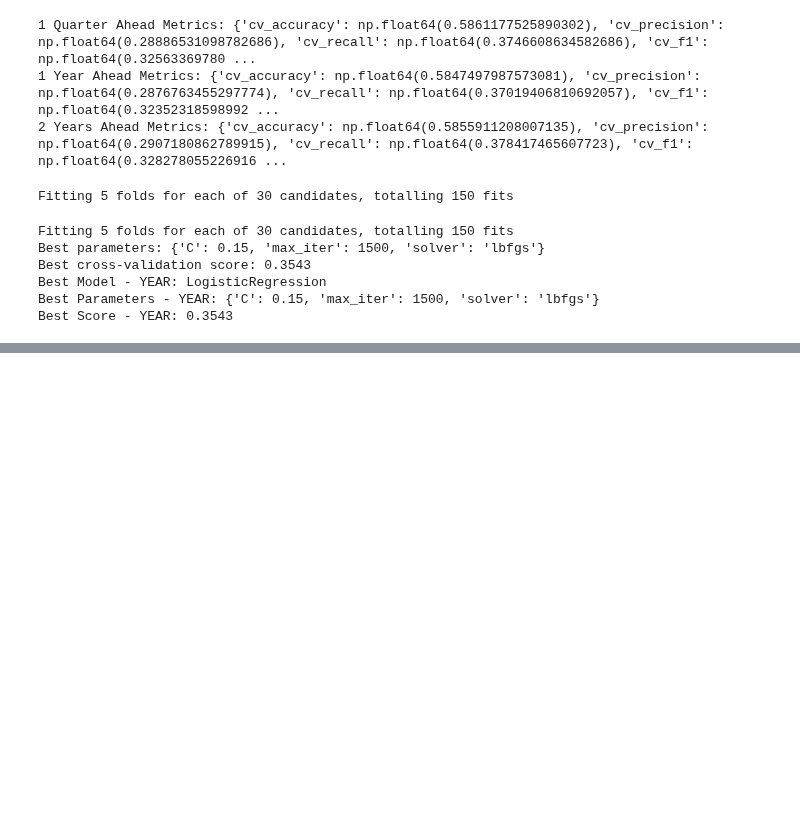
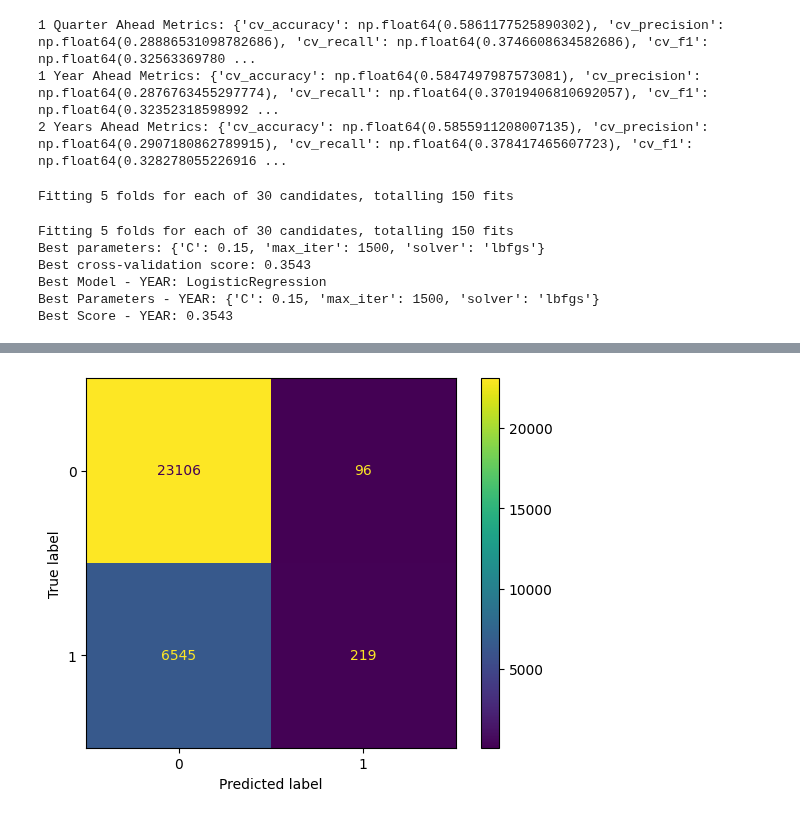
Before and after one commit to cnance09/Small-Cap-Scout, a Jupyter notebook: notebooks/preprocessor_EG_Day6.ipynb, the cells around one changed output, grey strips where cells are left out. Drawn from its saved outputs; the diff is of its cells as text; code cells hidden in the pictures; blank space fills up the shorter version.

```diff
--- a/notebooks/preprocessor_EG_Day6.ipynb
+++ b/notebooks/preprocessor_EG_Day6.ipynb
@@ -131,12 +138,11 @@ def save_preprocessor(preprocessor, file_path='~/models/'):
     print(f"Preprocessor saved to {file_path}")
 # %%
 # Step 4: Function to preprocess data in training mode (fitting the pipeline)
-def preprocess_training_data(X_train, preprocessor=None):
+def preprocess_training_data(X_train):
     """Fits and transforms the training data using the provided pipeline."""
-    if preprocessor is None:
-        # Identify feature types
-        numerical_features, categorical_features = identify_feature_types(X_train)
-        preprocessor = create_preprocessing_pipeline(numerical_features, categorical_features)
+    # Identify feature types
+    numerical_features, categorical_features = identify_feature_types(X_train)
+    preprocessor = create_preprocessing_pipeline(numerical_features, categorical_features)
 
     # Fit and transform the training data
     X_train_processed = preprocessor.fit_transform(X_train)
@@ -439,6 +521,6 @@ preprocessor_2yr = create_preprocessing_pipeline(numerical_features_2yr, categor
 # %%
 # Step 6: Preprocess the training data
-X_train_qtr_processed, preprocessor_qtr = preprocess_training_data(X_train_qtr, preprocessor=preprocessor_qtr)
-X_train_yr_processed, preprocessor_yr = preprocess_training_data(X_train_yr, preprocessor=preprocessor_yr)
-X_train_2yr_processed, preprocessor_2yr = preprocess_training_data(X_train_2yr, preprocessor=preprocessor_2yr)
+X_train_qtr_processed, preprocessor_qtr = preprocess_training_data(X_train_qtr)
+X_train_yr_processed, preprocessor_yr = preprocess_training_data(X_train_yr)
+X_train_2yr_processed, preprocessor_2yr = preprocess_training_data(X_train_2yr)
 # %% [output]
@@ -563,0 +742,7 @@ print(f"Best Score - YEAR: {best_score_2yr:.4f}")
+# %%
+best_model = XGBClassifier(learning_rate= 0.01, max_depth= 5, n_estimators= 200)
+best_model.fit(X_train_qtr_processed, y_train_qtr)
+predictions = best_model.predict(X_test_qtr_processed)
+
+report = classification_report(y_test_qtr, predictions)
+print(report)
@@ -563,0 +758,9 @@ print(f"Best Score - YEAR: {best_score_2yr:.4f}")
+# %%
+cm = confusion_matrix(y_test_qtr, predictions, labels=best_model.classes_)
+disp = ConfusionMatrixDisplay(confusion_matrix=cm,
+                              display_labels=best_model.classes_)
+
+disp.plot()
+plt.show()
+# %% [output]
+[figure, added]
```
Also changed, not shown: parts of 24 cells of this notebook.
